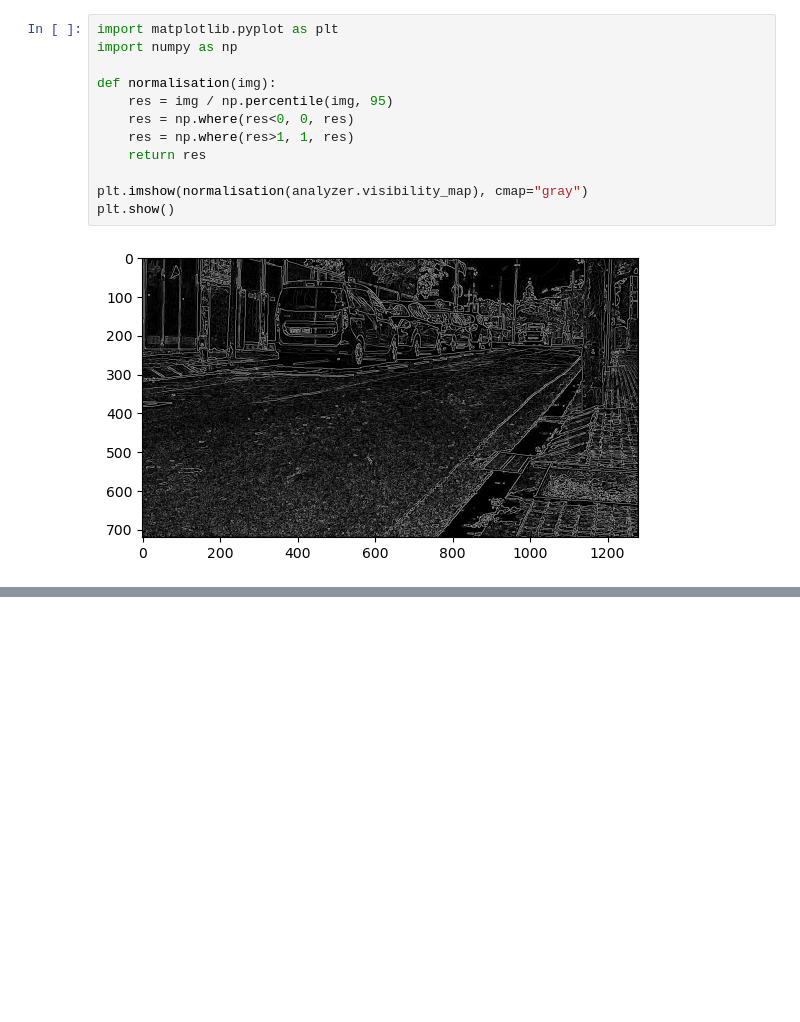
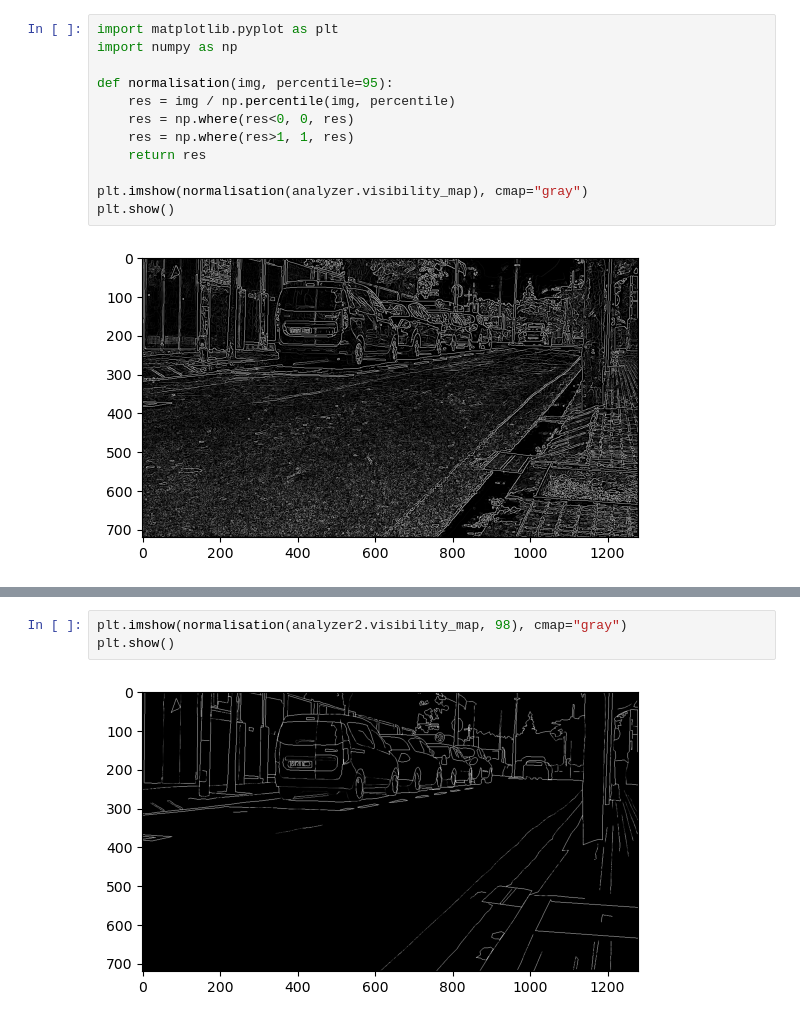
Before and after one commit to SpongeStark/intership_2025_COSYS, a Jupyter notebook: visibility.ipynb, the cells around one changed output, grey strips where cells are left out. Cells and saved outputs as stored; diff of their text form; blank space fills up the shorter version.

```diff
--- a/visibility.ipynb
+++ b/visibility.ipynb
@@ -40,8 +44,8 @@ plt.show()
 import matplotlib.pyplot as plt
 import numpy as np
 
-def normalisation(img):
-    res = img / np.percentile(img, 95)
+def normalisation(img, percentile=95):
+    res = img / np.percentile(img, percentile)
     res = np.where(res<0, 0, res)
     res = np.where(res>1, 1, res)
     return res
@@ -52,0 +80,5 @@ plt.show()
+# %%
+plt.imshow(normalisation(analyzer2.visibility_map, 98), cmap="gray")
+plt.show()
+# %% [output]
+[figure, added]
```
Also changed, not shown: parts of 5 cells of this notebook, 1 other file.
